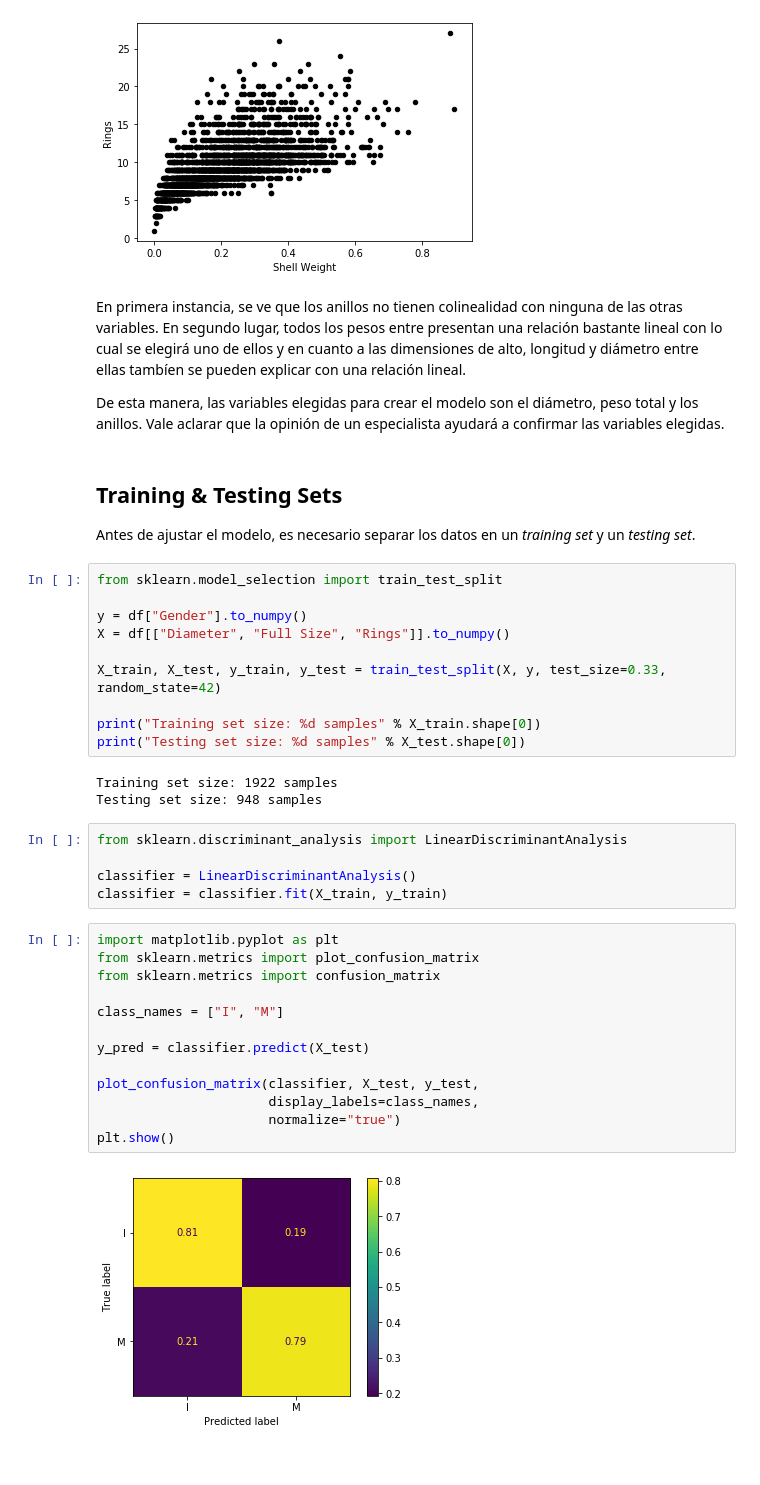
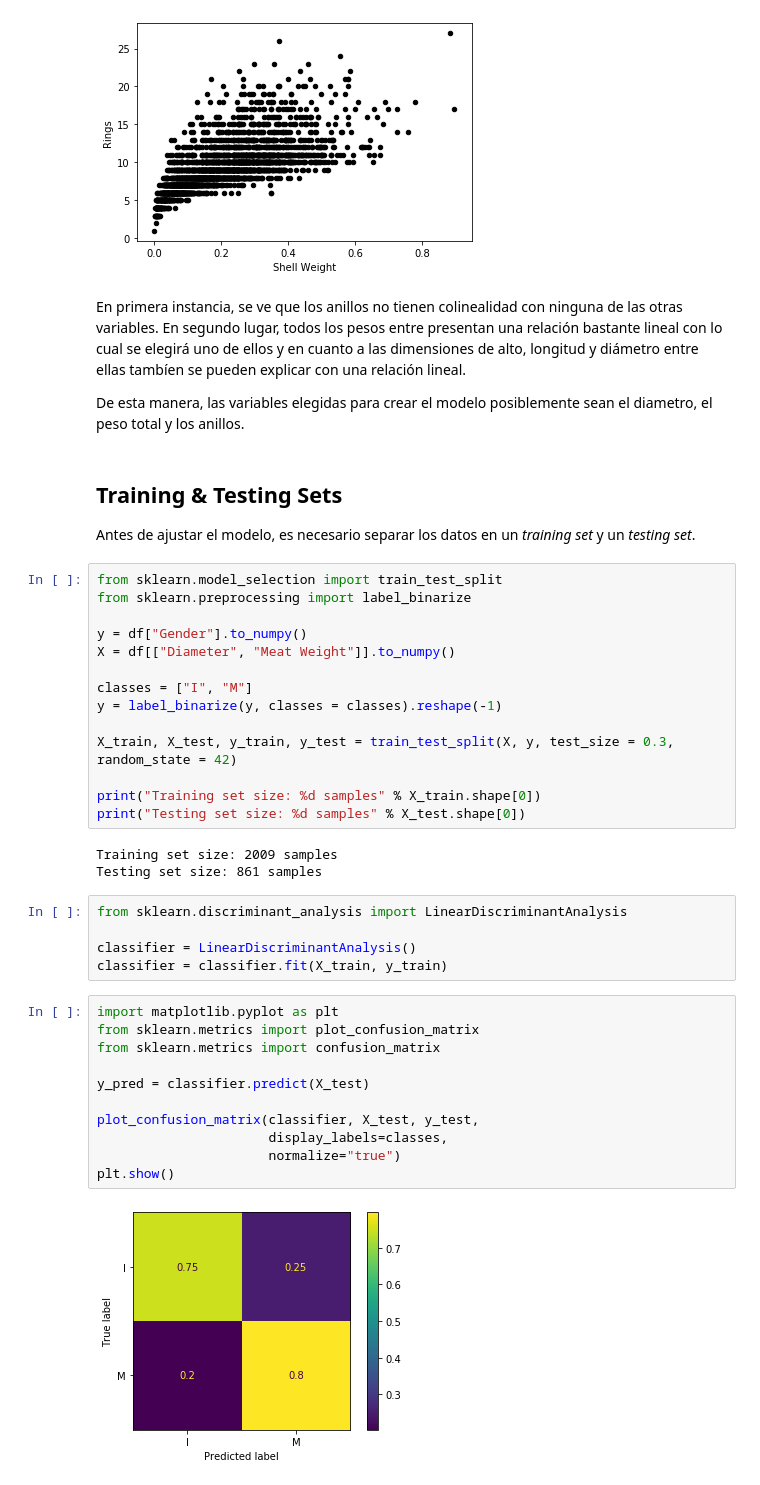
Before and after one commit to alvgaona/statistical-learning, a Jupyter notebook: classification/notebooks/exercise07.ipynb, the cells around one changed output. Cells and saved outputs as stored; diff of their text form.

```diff
--- a/classification/notebooks/exercise07.ipynb
+++ b/classification/notebooks/exercise07.ipynb
@@ -155,25 +155,28 @@ df.plot(kind='scatter', x='Shell Weight', y='Rings', color='k')
 En primera instancia, se ve que los anillos no tienen colinealidad con ninguna de las otras variables.
 En segundo lugar, todos los pesos entre presentan una relación bastante lineal con lo cual se elegirá uno de ellos y en cuanto a las dimensiones de alto, longitud y diámetro entre ellas tambíen se pueden explicar con una relación lineal.
 
-De esta manera, las variables elegidas para crear el modelo son el diámetro, peso total y los anillos.
-Vale aclarar que la opinión de un especialista ayudará a confirmar las variables elegidas.
+De esta manera, las variables elegidas para crear el modelo posiblemente sean el diametro, el peso total y los anillos.
 # %% [markdown]
 ## Training & Testing Sets
 
 Antes de ajustar el modelo, es necesario separar los datos en un _training set_ y un _testing set_.
 # %%
 from sklearn.model_selection import train_test_split
+from sklearn.preprocessing import label_binarize
 
 y = df["Gender"].to_numpy()
-X = df[["Diameter", "Full Size", "Rings"]].to_numpy()
+X = df[["Diameter", "Meat Weight"]].to_numpy()
 
-X_train, X_test, y_train, y_test = train_test_split(X, y, test_size=0.33, random_state=42)
+classes = ["I", "M"]
+y = label_binarize(y, classes = classes).reshape(-1)
+
+X_train, X_test, y_train, y_test = train_test_split(X, y, test_size = 0.3, random_state = 42)
 
 print("Training set size: %d samples" % X_train.shape[0])
 print("Testing set size: %d samples" % X_test.shape[0])
 # %% [output]
-Training set size: 1922 samples
-Testing set size: 948 samples
+Training set size: 2009 samples
+Testing set size: 861 samples
 # %%
 from sklearn.discriminant_analysis import LinearDiscriminantAnalysis
 
@@ -182,18 +185,16 @@ classifier = classifier.fit(X_train, y_train)
 # %%
 import matplotlib.pyplot as plt
 from sklearn.metrics import plot_confusion_matrix
 from sklearn.metrics import confusion_matrix
 
-class_names = ["I", "M"]
-
 y_pred = classifier.predict(X_test)
 
 plot_confusion_matrix(classifier, X_test, y_test,
-                      display_labels=class_names,
+                      display_labels=classes,
                       normalize="true")
 plt.show()
 # %% [output]
-[figure, old version]
+[figure, new version]
 # %%
 from sklearn.metrics import recall_score, precision_score, accuracy_score
 
```
Also changed, not shown: parts of 6 cells of this notebook.
